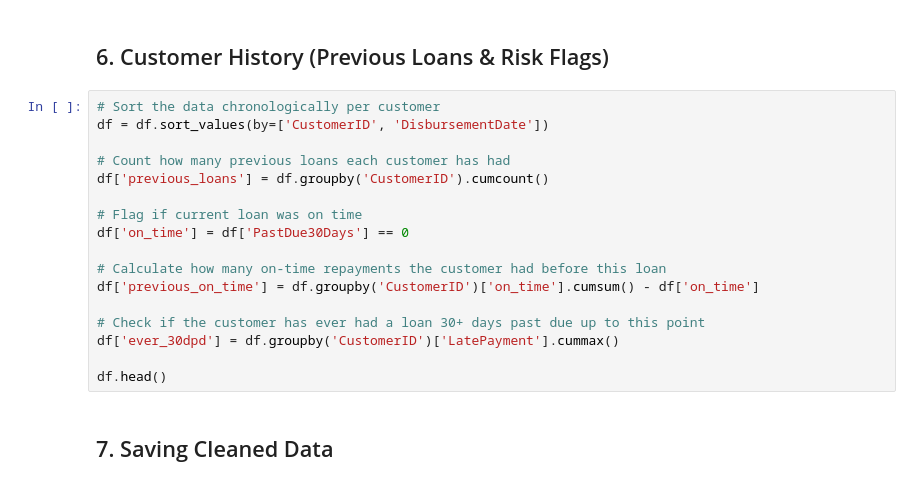
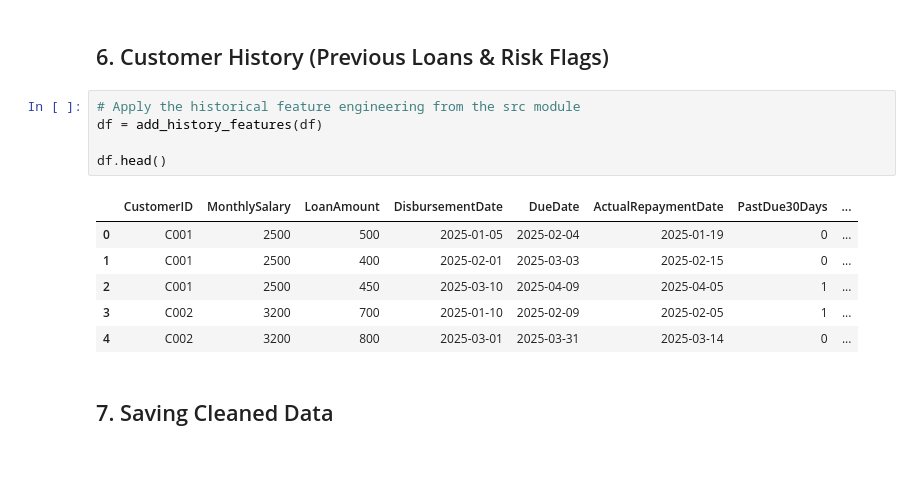
Before and after one commit to netsanetw/loan-risk-analysis, a Jupyter notebook: notebooks/analysis.ipynb, the cells around one changed output. Saved outputs shown, nothing was run; the diff lists cells and outputs as text.

```diff
--- a/notebooks/analysis.ipynb
+++ b/notebooks/analysis.ipynb
@@ -48,22 +116,17 @@ print(df[['CustomerID', 'PastDue30Days', 'LatePayment']].head())
 # %% [markdown]
 ## 6. Customer History (Previous Loans & Risk Flags)
 # %%
-# Sort the data chronologically per customer
-df = df.sort_values(by=['CustomerID', 'DisbursementDate'])
-
-# Count how many previous loans each customer has had
-df['previous_loans'] = df.groupby('CustomerID').cumcount()
-
-# Flag if current loan was on time
-df['on_time'] = df['PastDue30Days'] == 0
-
-# Calculate how many on-time repayments the customer had before this loan
-df['previous_on_time'] = df.groupby('CustomerID')['on_time'].cumsum() - df['on_time']
-
-# Check if the customer has ever had a loan 30+ days past due up to this point
-df['ever_30dpd'] = df.groupby('CustomerID')['LatePayment'].cummax()
+# Apply the historical feature engineering from the src module
+df = add_history_features(df)
 
 df.head()
+# %% [output]
+|  | CustomerID | MonthlySalary | LoanAmount | DisbursementDate | DueDate | ActualRepaymentDate | PastDue30Days | ... |
+| 0 | C001 | 2500 | 500 | 2025-01-05 | 2025-02-04 | 2025-01-19 | 0 | ... |
+| 1 | C001 | 2500 | 400 | 2025-02-01 | 2025-03-03 | 2025-02-15 | 0 | ... |
+| 2 | C001 | 2500 | 450 | 2025-03-10 | 2025-04-09 | 2025-04-05 | 1 | ... |
+| 3 | C002 | 3200 | 700 | 2025-01-10 | 2025-02-09 | 2025-02-05 | 1 | ... |
+| 4 | C002 | 3200 | 800 | 2025-03-01 | 2025-03-31 | 2025-03-14 | 0 | ... |
 # %% [markdown]
 ## 7. Saving Cleaned Data
 # %%
```
Also changed, not shown: parts of 11 cells of this notebook, 11 other files.
